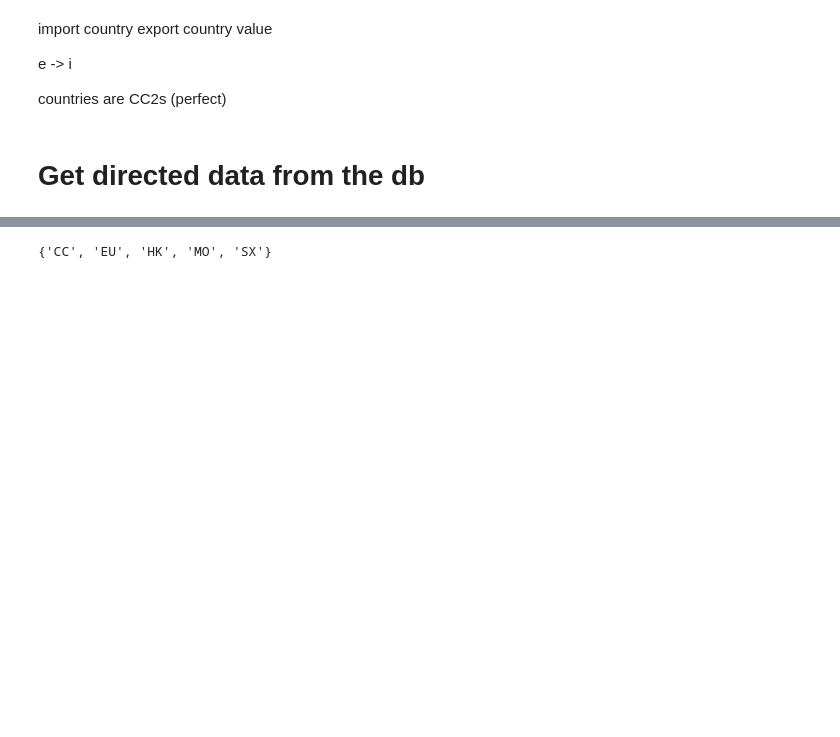
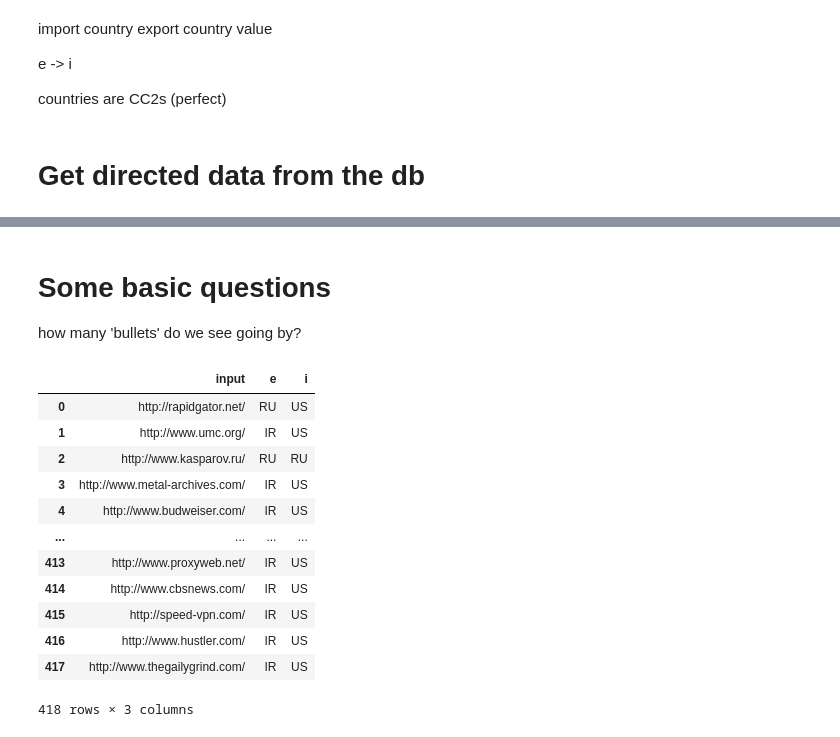
Before and after one commit to elsehow/taaraxtak, a Jupyter notebook: blocking.ipynb, the cells around one changed output, grey strips where cells are left out. Saved outputs shown, nothing was run; the diff lists cells and outputs as text; code cells hidden in the pictures; blank space fills up the shorter version.

```diff
--- a/blocking.ipynb
+++ b/blocking.ipynb
@@ -722,5 +730,22 @@ cc2_in_their =  set(flatten([(s['e'], s['i']) for s in sampleData]))
-# %%
-possibly_unsafe_cc2 = cc2_in_our.difference(cc2_in_their)
-possibly_unsafe_cc2
-# %% [output]
-{'CC', 'EU', 'HK', 'MO', 'SX'}
+# %% [markdown]
+# Some basic questions
+
+how many 'bullets' do we see going by?
+# %%
+pairs_tld = unique_pairs('tld_jurisdiction_alpha2', confirmed_only=True)
+pairs_tld
+# about 418?
+# %% [output]
+|  | input | e | i |
+| 0 | http://rapidgator.net/ | RU | US |
+| 1 | http://www.umc.org/ | IR | US |
+| 2 | http://www.kasparov.ru/ | RU | RU |
+| 3 | http://www.metal-archives.com/ | IR | US |
+| 4 | http://www.budweiser.com/ | IR | US |
+| ... | ... | ... | ... |
+| 413 | http://www.proxyweb.net/ | IR | US |
+| 414 | http://www.cbsnews.com/ | IR | US |
+| 415 | http://speed-vpn.com/ | IR | US |
+| 416 | http://www.hustler.com/ | IR | US |
+| 417 | http://www.thegailygrind.com/ | IR | US |
+418 rows × 3 columns
```
Also changed, not shown: parts of 14 cells of this notebook, 2 other files.
